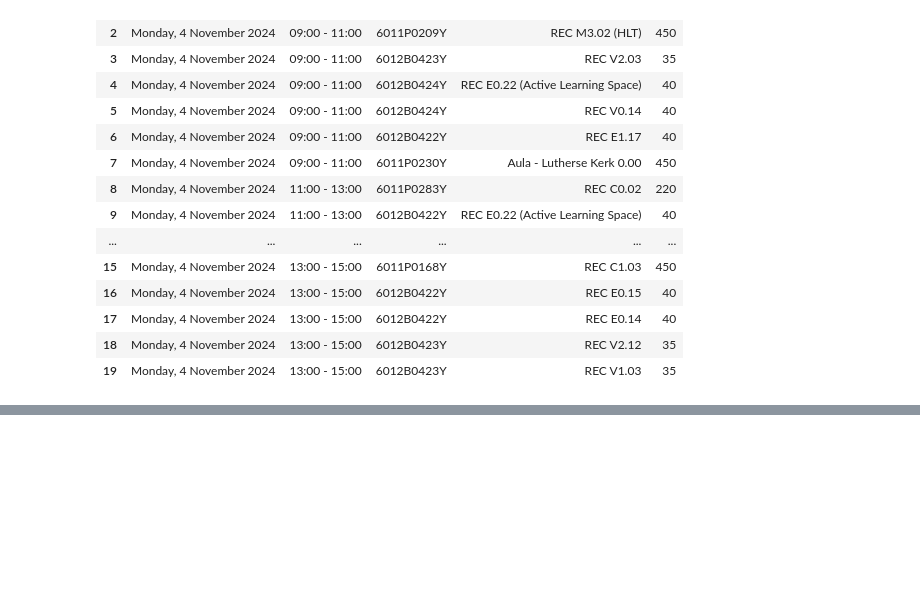
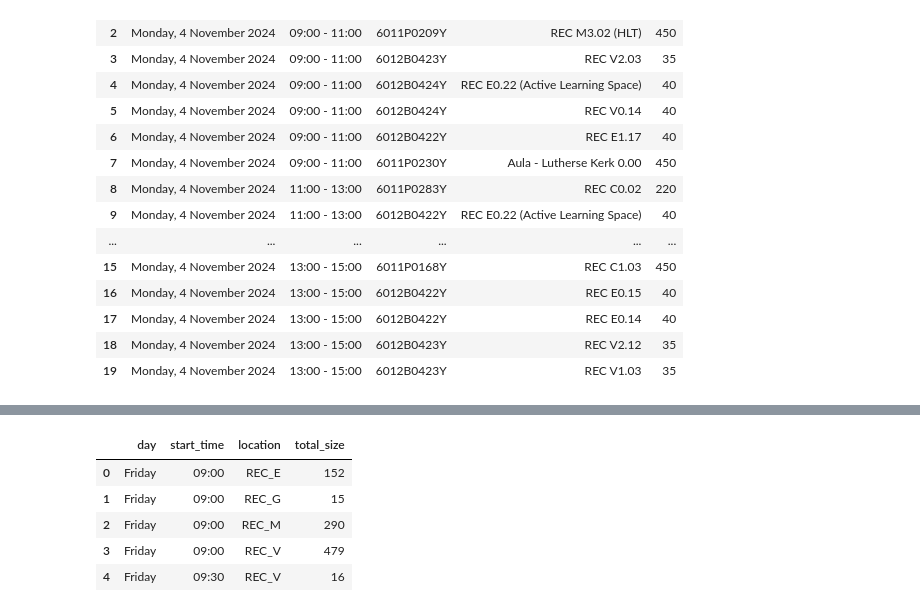
Before and after one commit to dJonaitis/roetersstraat, a Jupyter notebook: rooster/data_work.ipynb, the cells around one changed output, grey strips where cells are left out. Drawn from its saved outputs; the diff is of its cells as text; code cells hidden in the pictures; blank space fills up the shorter version.

```diff
--- a/rooster/data_work.ipynb
+++ b/rooster/data_work.ipynb
@@ -46,3 +84,14 @@ New length: 2588
+# %%
+# count the sum of the size of events happening at x time on y day
+df_grouped = df.groupby(['day', 'start_time', 'location'])['size'].sum().reset_index(name='total_size')
+df_grouped.head()
+# %% [output]
+|  | day | start_time | location | total_size |
+| 0 | Friday | 09:00 | REC_E | 152 |
+| 1 | Friday | 09:00 | REC_G | 15 |
+| 2 | Friday | 09:00 | REC_M | 290 |
+| 3 | Friday | 09:00 | REC_V | 479 |
+| 4 | Friday | 09:30 | REC_V | 16 |
 # %%
 df['size'].hist(bins=100)
 plt.xlabel('Size')
```
Also changed, not shown: parts of 7 cells of this notebook, 7 other files.
